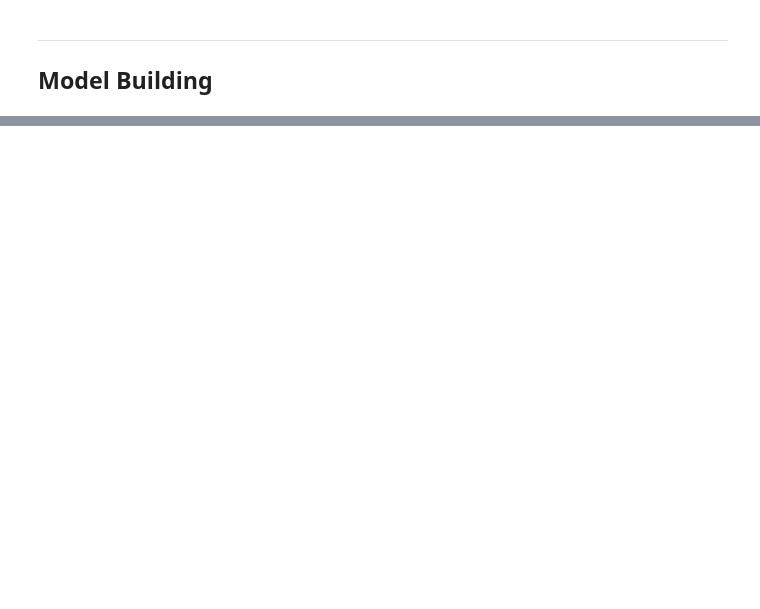
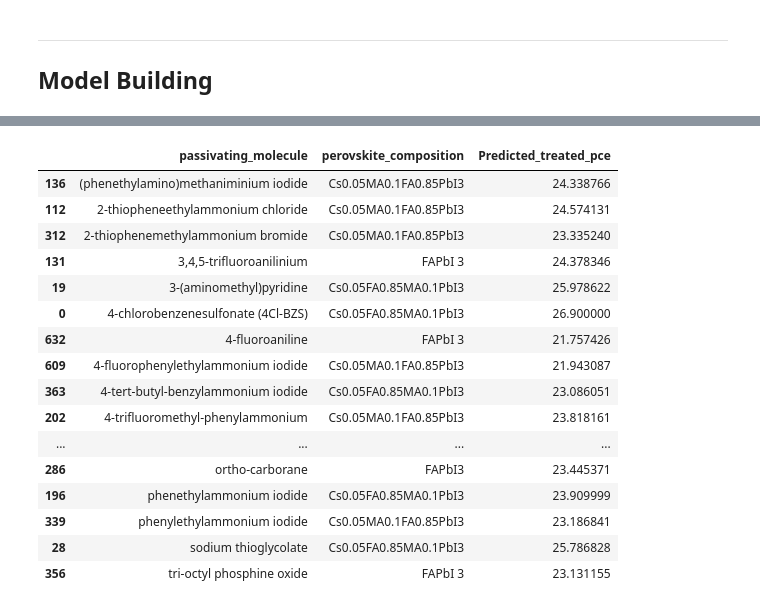
Before and after one commit to kanggunh/DSC180_B11_Q2, a Jupyter notebook: models/prediction_model/prediction_attempt.ipynb, the cells around one changed output, grey strips where cells are left out. Drawn from its saved outputs; the diff is of its cells as text; code cells hidden in the pictures; blank space fills up the shorter version.

Commit message:
basic prediction

```diff
--- a/models/prediction_model/prediction_attempt.ipynb
+++ b/models/prediction_model/prediction_attempt.ipynb
@@ -408,0 +563,54 @@ results_df
+# %%
+def predict_new_data(new_data, model_name):
+    """
+    Predict 'treated_pce' for new data using a trained model.
+
+    Parameters:
+        new_data (pd.DataFrame): The new dataset (should have the same features as training data).
+        model_name (str): The name of the trained model to use. Choose from:
+                          'Ridge', 'Lasso', 'SVR', 'RandomForest', 'GradientBoosting'.
+
+    Returns:
+        pd.DataFrame: DataFrame with predictions.
+    """
+    if model_name not in best_models:
+        raise ValueError(f"Model '{model_name}' not found. Choose from {list(best_models.keys())}")
+
+    # Prepare new data (drop same columns as before)
+    X_new = new_data.drop(columns=["perovskite_composition", "passivating_molecule",
+                                   "passivating_molecule_cleaned", "passivating_molecule_SMILES", "treated_pce"], errors="ignore")
+
+    # Make predictions
+    model = best_models[model_name]
+    y_pred = model.predict(X_new)
+
+    # Return DataFrame with predictions
+    return pd.DataFrame({"Predicted_treated_pce": y_pred})
+
+# Example usage:
+new_predictions_df = predict_new_data(new_df, "GradientBoosting")
+new_df['Predicted_treated_pce'] = new_predictions_df['Predicted_treated_pce']
+pce_result_df = new_df[['perovskite_composition', 'passivating_molecule', 'Predicted_treated_pce']]
+# %%
+ordered_df = pce_result_df.sort_values(by='Predicted_treated_pce', ascending=False).reset_index(drop=True)
+# %%
+idx = ordered_df.groupby('passivating_molecule')['Predicted_treated_pce'].idxmax()
+ordered_df.loc[idx, ['passivating_molecule', 'perovskite_composition', 'Predicted_treated_pce']]
+# %% [output]
+|  | passivating_molecule | perovskite_composition | Predicted_treated_pce |
+| 136 | (phenethylamino)methaniminium iodide | Cs0.05MA0.1FA0.85PbI3 | 24.338766 |
+| 112 | 2-thiopheneethylammonium chloride | Cs0.05MA0.1FA0.85PbI3 | 24.574131 |
+| 312 | 2-thiophenemethylammonium bromide | Cs0.05MA0.1FA0.85PbI3 | 23.335240 |
+| 131 | 3,4,5-trifluoroanilinium | FAPbI 3 | 24.378346 |
+| 19 | 3-(aminomethyl)pyridine | Cs0.05FA0.85MA0.1PbI3 | 25.978622 |
+| 0 | 4-chlorobenzenesulfonate (4Cl-BZS) | Cs0.05FA0.85MA0.1PbI3 | 26.900000 |
+| 632 | 4-fluoroaniline | FAPbI 3 | 21.757426 |
+| 609 | 4-fluorophenylethylammonium iodide | Cs0.05MA0.1FA0.85PbI3 | 21.943087 |
+| 363 | 4-tert-butyl-benzylammonium iodide | Cs0.05FA0.85MA0.1PbI3 | 23.086051 |
+| 202 | 4-trifluoromethyl-phenylammonium | Cs0.05MA0.1FA0.85PbI3 | 23.818161 |
+| ... | ... | ... | ... |
+| 286 | ortho-carborane | FAPbI3 | 23.445371 |
+| 196 | phenethylammonium iodide | Cs0.05FA0.85MA0.1PbI3 | 23.909999 |
+| 339 | phenylethylammonium iodide | Cs0.05MA0.1FA0.85PbI3 | 23.186841 |
+| 28 | sodium thioglycolate | Cs0.05FA0.85MA0.1PbI3 | 25.786828 |
+| 356 | tri-octyl phosphine oxide | FAPbI 3 | 23.131155 |
```
Also changed, not shown: parts of 15 cells of this notebook, 5 other files.
